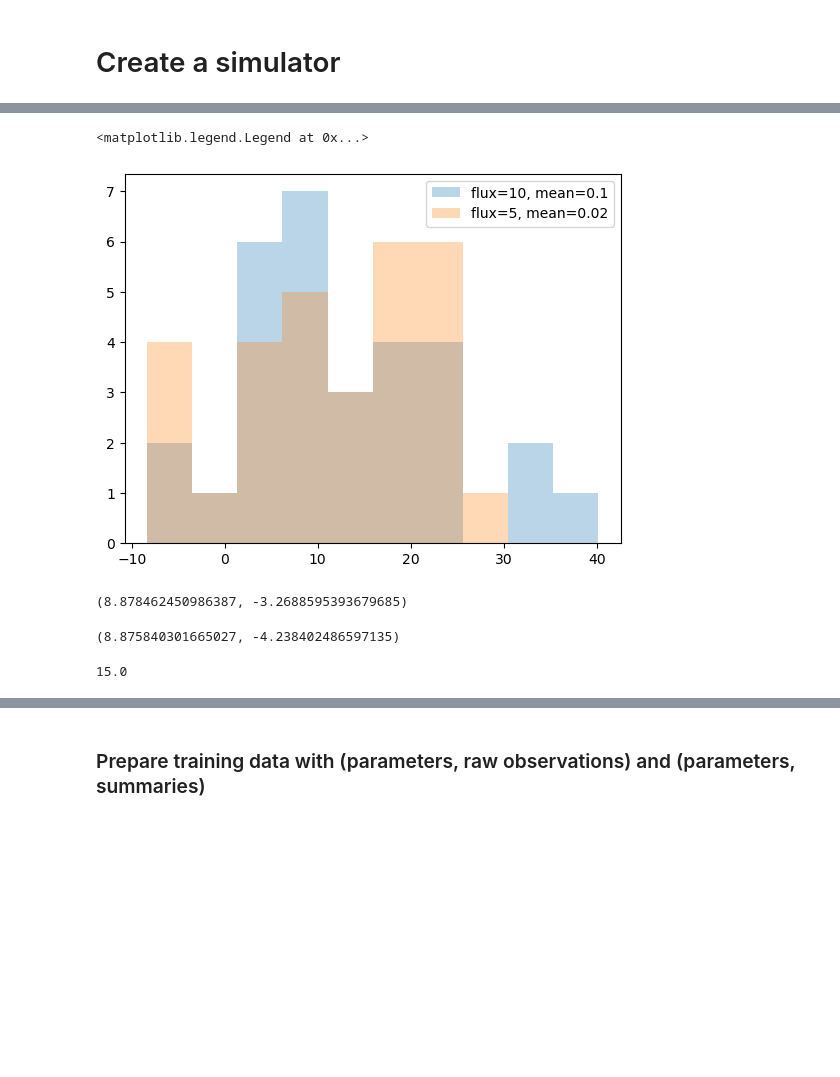
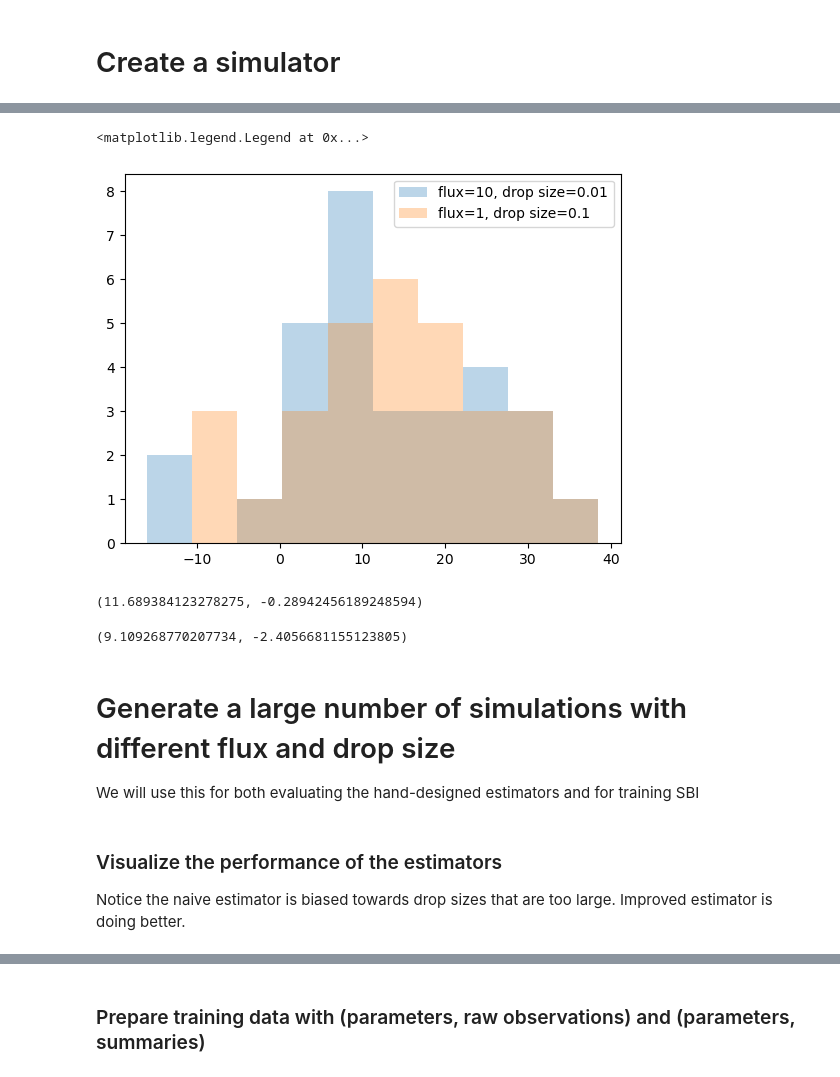
Before and after one commit to matthewfeickert/sbi-tutorial, a Jupyter notebook: raindrop_simulator.ipynb, the cells around one changed output, grey strips where cells are left out. Cells and saved outputs as stored; diff of their text form; code cells hidden in the pictures; blank space fills up the shorter version.

```diff
--- a/raindrop_simulator.ipynb
+++ b/raindrop_simulator.ipynb
@@ -144,25 +151,23 @@ def improved_estimate(v_obs):
 # %%
-v_obs_10_01 = rain_bucket_simple_simulator(flux = 10, mean_v = 0.01)
-v_obs_5_1 = rain_bucket_simple_simulator(flux = 1, mean_v = 0.1)
+v_obs_a = rain_bucket_simple_simulator(flux = 10, mean_v = 0.01)
+v_obs_b = rain_bucket_simple_simulator(flux = 1, mean_v = 0.1)
 # %%
-counts, bins, _ = plt.hist(v_obs_10_01, alpha=.3, label='flux=10, mean=0.1')
-_ = plt.hist(v_obs_5_1, bins=bins, alpha=.3, label='flux=5, mean=0.02')
+counts, bins, _ = plt.hist(v_obs_a, alpha=.3, label='flux=10, drop size=0.01')
+_ = plt.hist(v_obs_b, bins=bins, alpha=.3, label='flux=1, drop size=0.1')
 plt.legend()
 # %% [output]
 <matplotlib.legend.Legend at 0x...>
-[figure, old version]
+[figure, new version]
 # %%
-naive_estimate(v_obs_10_01), improved_estimate(v_obs_10_01)
+naive_estimate(v_obs_a), improved_estimate(v_obs_a)
 # %% [output]
-(8.878462450986387, -3.2688595393679685)
+(11.689384123278275, -0.28942456189248594)
 # %%
-naive_estimate(v_obs_5_1), improved_estimate(v_obs_5_1)
+naive_estimate(v_obs_b), improved_estimate(v_obs_b)
 # %% [output]
-(8.875840301665027, -4.238402486597135)
+(9.109268770207734, -2.4056681155123805)
-# %%
-temp_flux = 10.
-temp_mean_v = 0.01
-temp_flux * t_exp * bucket_area * temp_mean_v
-# %% [output]
-15.0
+# %% [markdown]
+# Generate a large number of simulations with different flux and drop size
+
+We will use this for both evaluating the hand-designed estimators and for training SBI
 # %%
@@ -184,6 +189,9 @@ for i in range(n_train):
     v_obs_samples[i] = rain_bucket_simple_simulator(flux = flux_samples[i], mean_v = mean_v_samples[i])
     naive_estimates[i] =  naive_estimate(v_obs_samples[i])
     improved_estimates[i] =  improved_estimate(v_obs_samples[i])
+# %% [markdown]
+### Visualize the performance of the estimators
+Notice the naive estimator is biased towards drop sizes that are too large. Improved estimator is doing better.
 # %%
 plt.scatter(mean_v_samples,naive_estimates, alpha=.2, marker='.', label='naive')
 plt.scatter(mean_v_samples,improved_estimates, alpha=.2, marker='.', label='improved')
```
Also changed, not shown: parts of 14 cells of this notebook.
